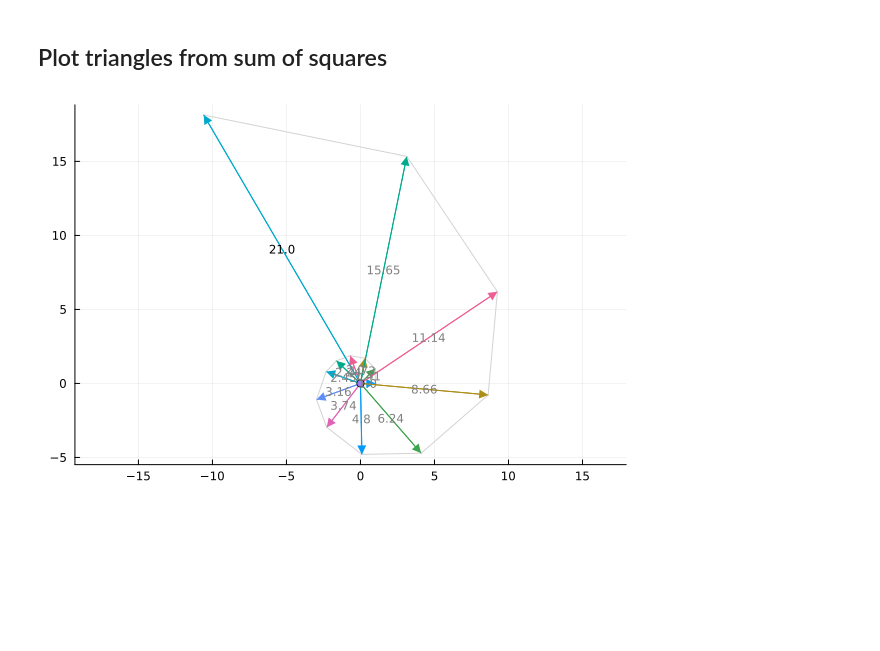
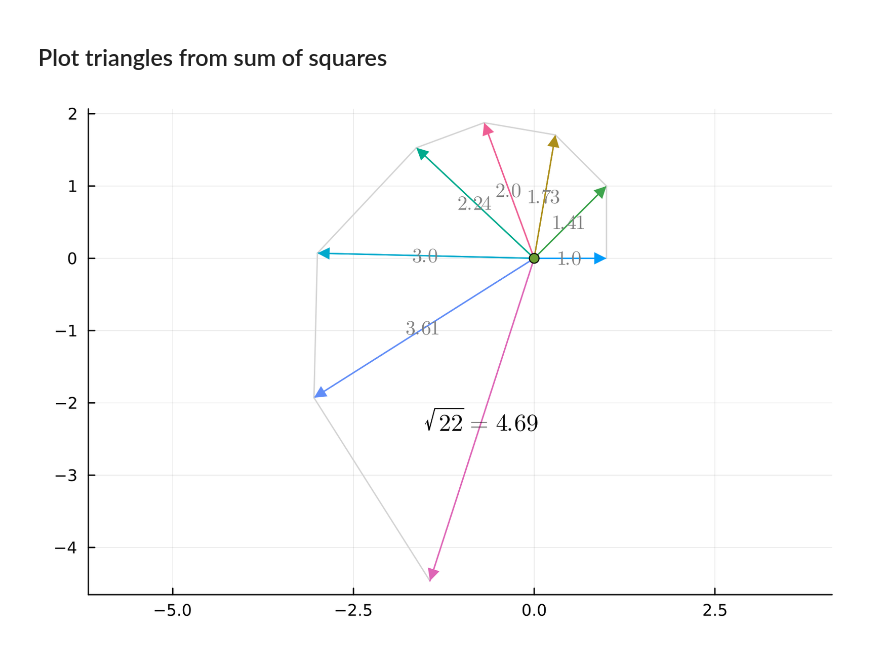
Before and after one commit to RohanGautam/SquareRoot, a Jupyter notebook: sqrt_julia.ipynb, the cells around one changed output. Saved outputs shown, nothing was run; the diff lists cells and outputs as text; code cells hidden in the pictures; blank space fills up the shorter version.

```diff
--- a/sqrt_julia.ipynb
+++ b/sqrt_julia.ipynb
@@ -5,13 +5,19 @@
 
 Returns one of the many sum of square decompositions. Favors splits from the middle of the number-ish, for prettier visuals
 # %%
-function get_squares(num, squares = [])
+function get_squares(num, squares = []; aesthetic=false) # ; to add keyword arg
+    loop_range = nothing
     part1 = 0
+    if aesthetic == true
+        loop_range = Iterators.reverse(1:floor(Integer, num/2))
+    else
+        loop_range = Iterators.reverse(1:num-1)
+    end
+
     if num==1
         part1=1
     else
-        # for i in Iterators.reverse(1:num-1) # normal
-        for i in Iterators.reverse(1:floor(Integer, num/2)) # just for asthetics
+        for i in  loop_range
             if floor(√i) == √i
                 part1=i
                 break
@@ -21,7 +27,7 @@ function get_squares(num, squares = [])
     push!(squares, part1)
     part2 = num - part1
     if part2>0
-        get_squares(part2, squares)
+        get_squares(part2, squares, aesthetic)
     else
         return squares
     end
@@ -50,36 +50,42 @@ Ideally, would give us all the sum of square decompositions
 using Plots
 import LinearAlgebra:norm
 # %%
-# nums = [1,1,3,5] # 6sq = 1sq + 1sq +..5sq
-num_to_decompose = 21
-nums = map(√,reverse(get_squares(num_to_decompose^2)))
+num_to_sqrt = 22
+nums = map(√,reverse(get_squares(num_to_sqrt,aesthetic=true)))
 
-plot(aspect_ratio=:equal)
+p = plot(aspect_ratio=:equal, dpi=300)
 prev_vec = 0
 cur_vec = 0
 for i in 1:length(nums)
     if i==1
         cur_vec = [nums[i],0]
     else
         θ = atan(nums[i]/norm(prev_vec))
         r = norm([nums[i], norm(prev_vec)])
         rot_scale_matrix = r*[cos(θ) -sin(θ); sin(θ) cos(θ)]
         cur_vec = rot_scale_matrix * (prev_vec/norm(prev_vec))
         plot!([prev_vec[1],cur_vec[1]], [prev_vec[2],cur_vec[2]], label=nothing, color="lightgrey")
     end
 
     # Plotting main vectors and annotation
     plot!([0,cur_vec[1]], [0,cur_vec[2]], label=nothing, arrow=(:closed), )
     color = :grey
+    annotation = round(norm(cur_vec), digits=2)
+    size=10
     if i==length(nums)
         color= :black
+        annotation = "\$\\sqrt{$num_to_sqrt}=$annotation\$" # LaTeX annotation ;) just gotta escape the $'s
+        size=12
+    else
+        annotation = "\$$annotation\$"
     end
-    annotate!([0.5cur_vec[1]],[0.5cur_vec[2]],text(round(norm(cur_vec), digits=2),color, 8))
+    annotate!([0.5cur_vec[1]],[0.5cur_vec[2]],text(annotation,color, size))
 
     prev_vec = cur_vec
 end
 
 scatter!([0],[0], label=nothing)
-current()
+savefig(p, "imgs/new1.png")
+p
 # %% [output]
-[figure, old version]
+[figure, new version]
```
Also changed, not shown: parts of 1 cell of this notebook, 3 other files.
